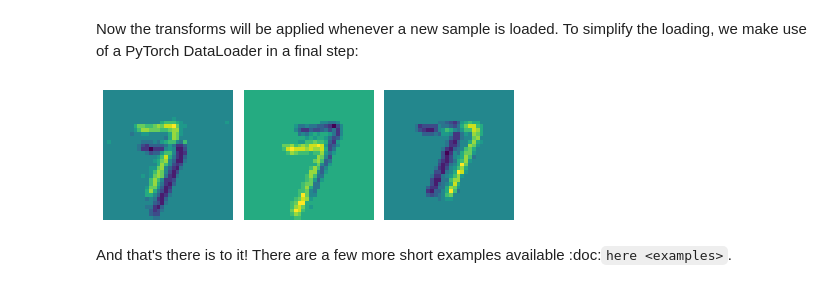
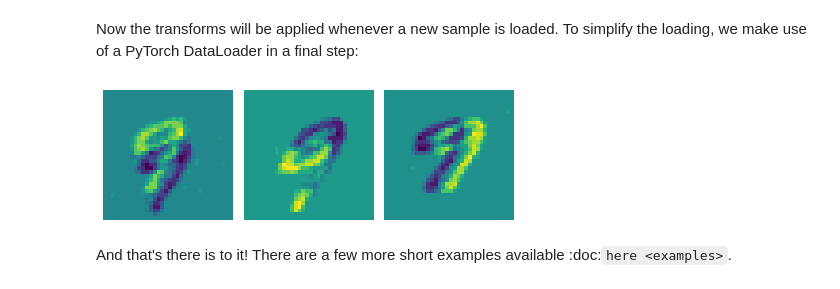
Before and after one commit to neuromorphs/tonic, a Jupyter notebook: docs/getting_started/getting_started.ipynb, the cells around one changed output. Drawn from its saved outputs; the diff is of its cells as text; code cells hidden in the pictures.

```diff
--- a/docs/pages/getting_started.ipynb
+++ b/docs/getting_started/getting_started.ipynb
@@ -114,13 +114,14 @@ dataset = tonic.datasets.NMNIST(save_to='./data',
 # %% [markdown]
 Now the transforms will be applied whenever a new sample is loaded. To simplify the loading, we make use of a PyTorch DataLoader in a final step:
 # %%
-from torch.utils.data import DataLoader
+import torch
+torch.manual_seed(1234)
 
-dataloader = DataLoader(dataset, shuffle=True)
+dataloader = torch.utils.data.DataLoader(dataset, shuffle=True)
 frames, target = next(iter(dataloader))
 
 plot_frames(frames.squeeze())
 # %% [output]
-[figure, old version]
+[figure, new version]
 # %% [markdown]
 And that's there is to it! There are a few more short examples available :doc:`here <examples>`.
```
Also changed, not shown: 19 other files.
